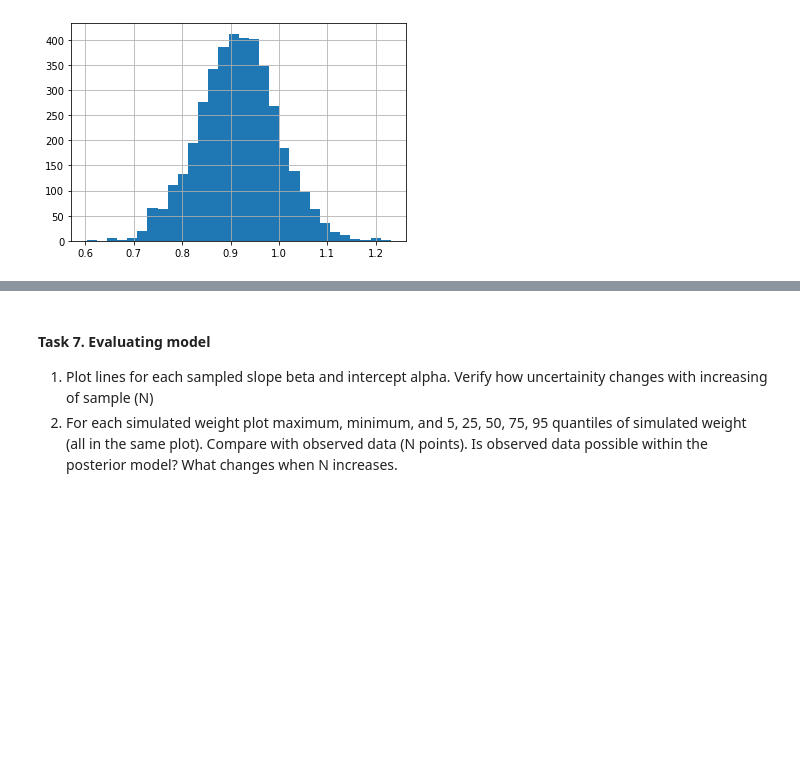
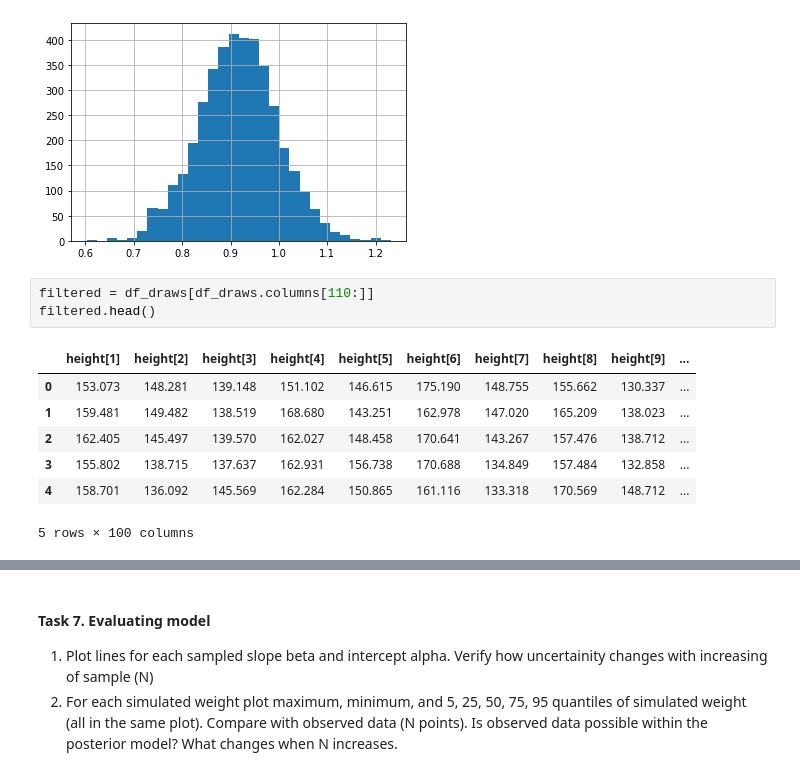
Before and after one commit to dominikwozniak/data-analytics, a Jupyter notebook: lab-4/lab_4.ipynb, the cells around one changed output, grey strips where cells are left out. Cells and saved outputs as stored; diff of their text form; blank space fills up the shorter version.

```diff
--- a/lab-4/lab_4.ipynb
+++ b/lab-4/lab_4.ipynb
@@ -297,3 +322,14 @@ df_draws["beta"].hist(bins=30)
 # %% [output]
 <AxesSubplot:>
 [figure]
+# %%
+filtered = df_draws[df_draws.columns[110:]]
+filtered.head()
+# %% [output]
+|  | height[1] | height[2] | height[3] | height[4] | height[5] | height[6] | height[7] | height[8] | height[9] | ... |
+| 0 | 153.073 | 148.281 | 139.148 | 151.102 | 146.615 | 175.190 | 148.755 | 155.662 | 130.337 | ... |
+| 1 | 159.481 | 149.482 | 138.519 | 168.680 | 143.251 | 162.978 | 147.020 | 165.209 | 138.023 | ... |
+| 2 | 162.405 | 145.497 | 139.570 | 162.027 | 148.458 | 170.641 | 143.267 | 157.476 | 138.712 | ... |
+| 3 | 155.802 | 138.715 | 137.637 | 162.931 | 156.738 | 170.688 | 134.849 | 157.484 | 132.858 | ... |
+| 4 | 158.701 | 136.092 | 145.569 | 162.284 | 150.865 | 161.116 | 133.318 | 170.569 | 148.712 | ... |
+5 rows × 100 columns
```
Also changed, not shown: parts of 5 cells of this notebook.
